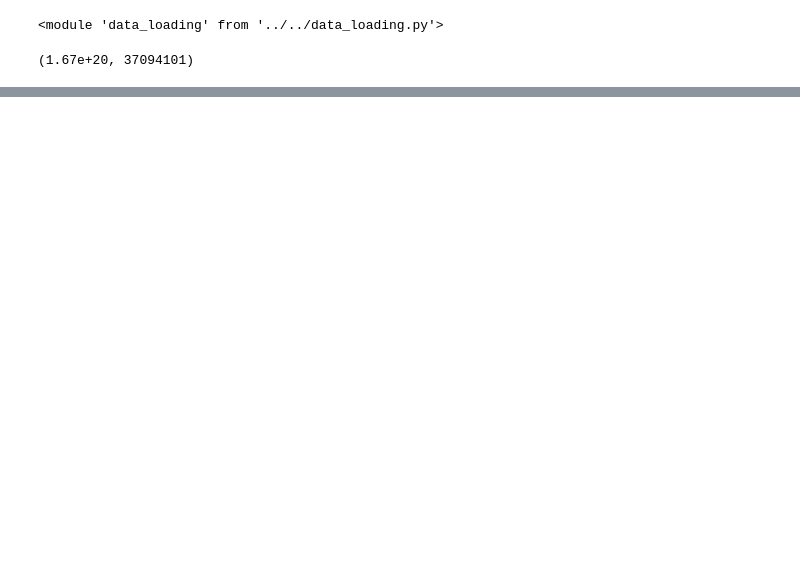
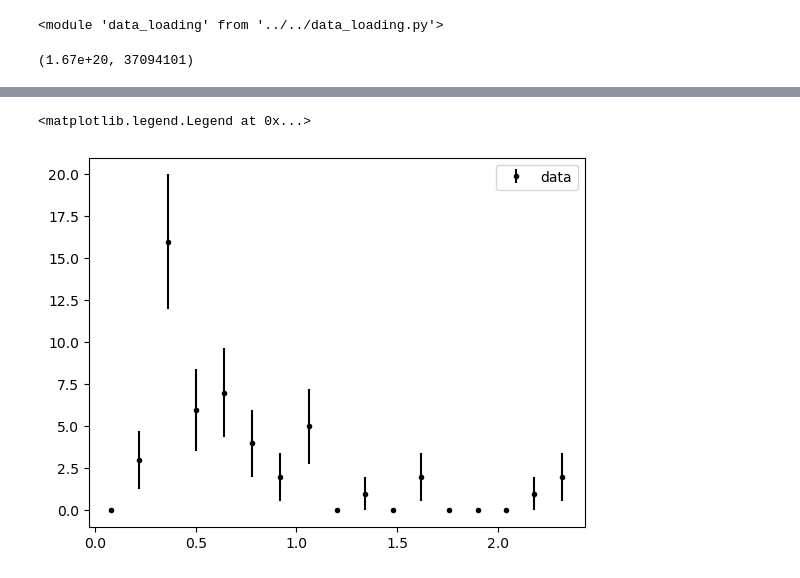
Before and after one commit to ubneutrinos/PELEE, a Jupyter notebook: sandbox/atrettin/playground.ipynb, the cells around one changed output, grey strips where cells are left out. Drawn from its saved outputs; the diff is of its cells as text; code cells hidden in the pictures; blank space fills up the shorter version.

```diff
--- a/sandbox/atrettin/playground.ipynb
+++ b/sandbox/atrettin/playground.ipynb
@@ -173,0 +329,6 @@ MC bin counts: [ 0.          6.521883   14.14956321  8.66837211  7.80506034  4.2
+# %%
+ax = plot_hist(data_hist, as_errorbars=True, color="k")
+ax.legend()
+# %% [output]
+<matplotlib.legend.Legend at 0x...>
+[figure, added]
```
Also changed, not shown: parts of 17 cells of this notebook, 4 other files.
